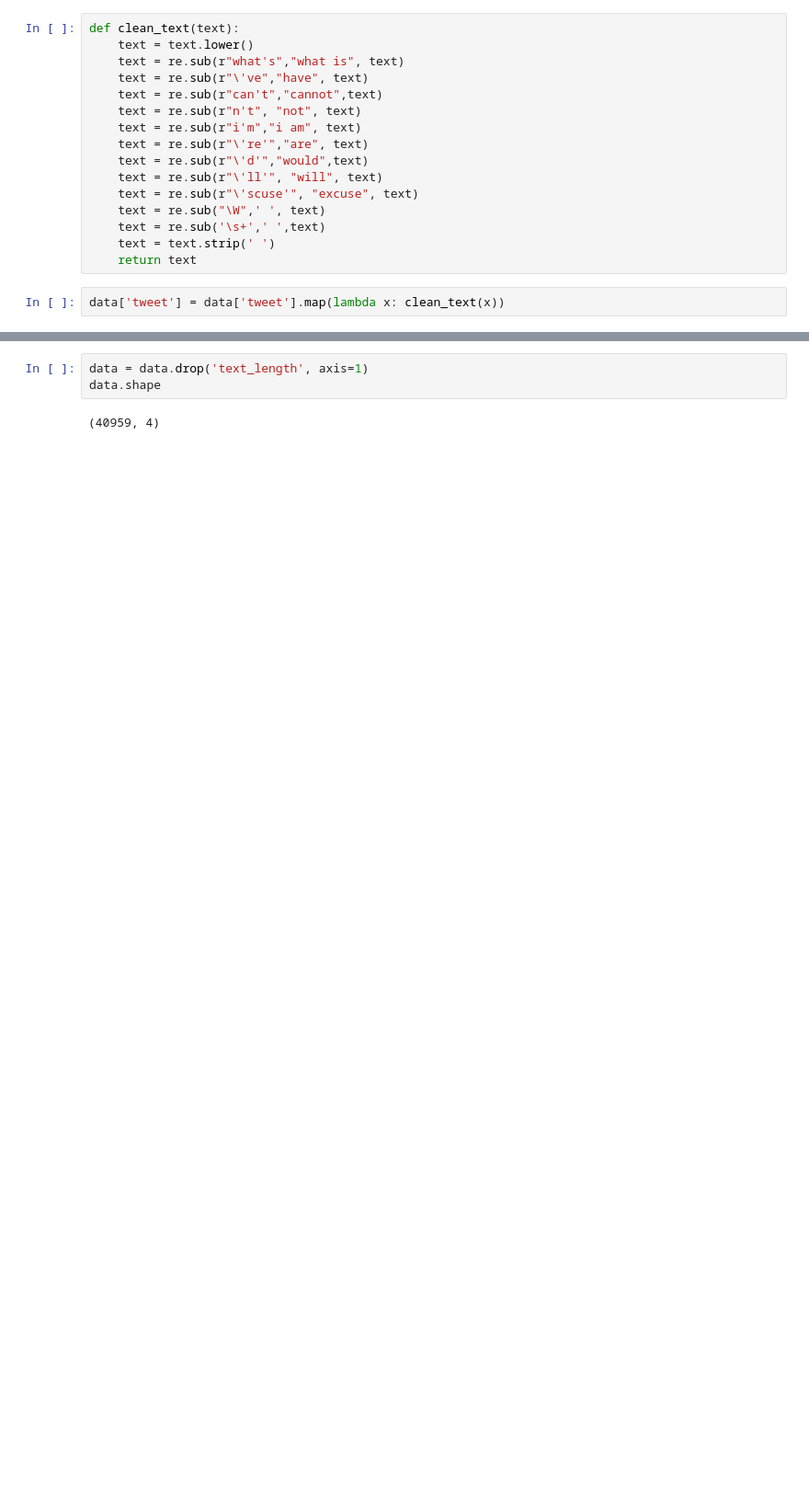
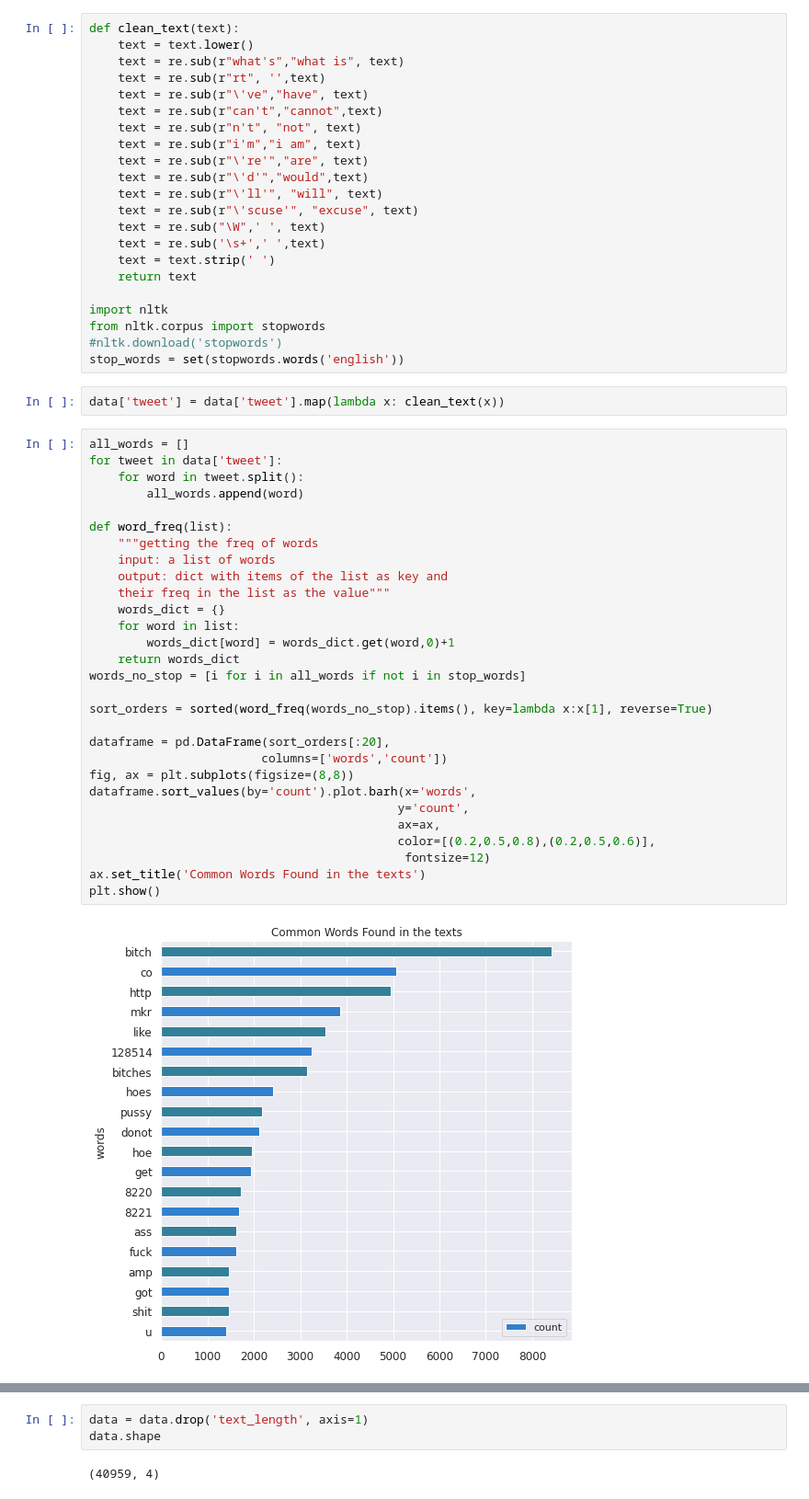
Before and after one commit to FarzaneMah/Content_Flagging, a Jupyter notebook: LR_Flagging_Contents.ipynb, the cells around one changed output, grey strips where cells are left out. Shown: that part at 92% size. Drawn from its saved outputs; the diff is of its cells as text; blank space fills up the shorter version.

Commit message:
Adding a plot for freq of words and splitting the data to test and train

```diff
--- a/LR_Flagging_Contents.ipynb
+++ b/LR_Flagging_Contents.ipynb
@@ -77,6 +111,7 @@ Most of the text is less than 300 chars
 def clean_text(text):
     text = text.lower()
     text = re.sub(r"what's","what is", text)
+    text = re.sub(r"rt", '',text)
     text = re.sub(r"\'ve","have", text)
     text = re.sub(r"can't","cannot",text)
     text = re.sub(r"n't", "not", text)
@@ -89,8 +124,44 @@ def clean_text(text):
     text = re.sub('\s+',' ',text)
     text = text.strip(' ')
     return text
+
+import nltk
+from nltk.corpus import stopwords
+#nltk.download('stopwords')
+stop_words = set(stopwords.words('english'))
 # %%
 data['tweet'] = data['tweet'].map(lambda x: clean_text(x))
+# %%
+all_words = []
+for tweet in data['tweet']:
+    for word in tweet.split():
+        all_words.append(word)
+
+def word_freq(list):
+    """getting the freq of words
+    input: a list of words
+    output: dict with items of the list as key and
+    their freq in the list as the value"""
+    words_dict = {}
+    for word in list:
+        words_dict[word] = words_dict.get(word,0)+1
+    return words_dict
+words_no_stop = [i for i in all_words if not i in stop_words]
+
+sort_orders = sorted(word_freq(words_no_stop).items(), key=lambda x:x[1], reverse=True)
+
+dataframe = pd.DataFrame(sort_orders[:20],
+                        columns=['words','count'])
+fig, ax = plt.subplots(figsize=(8,8))
+dataframe.sort_values(by='count').plot.barh(x='words',
+                                           y='count',
+                                           ax=ax,
+                                           color=[(0.2,0.5,0.8),(0.2,0.5,0.6)],
+                                            fontsize=12)
+ax.set_title('Common Words Found in the texts')
+plt.show()
+# %% [output]
+[figure, added]
 # %%
 data['tweet']
 # %% [output]
```
Also changed, not shown: parts of 11 cells of this notebook.
